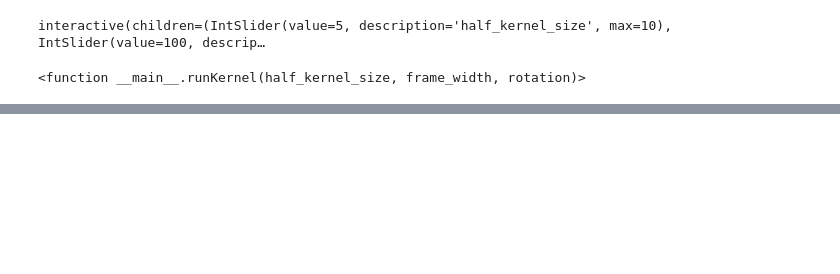
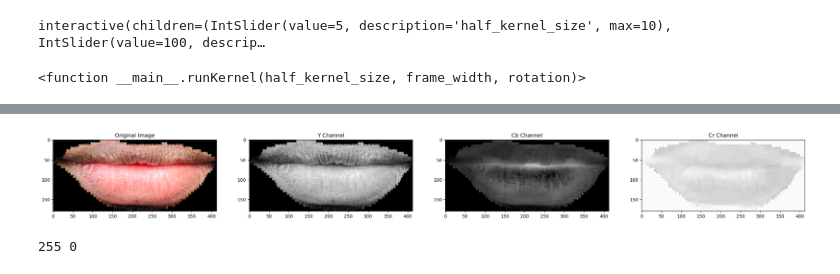
Before and after one commit to toufique-imam/blur-Detection-Haar-Wavelet, a Jupyter notebook: glsl/morph/test.ipynb, the cells around one changed output, grey strips where cells are left out. Saved outputs shown, nothing was run; the diff lists cells and outputs as text; code cells hidden in the pictures; blank space fills up the shorter version.

```diff
--- a/glsl/morph/test.ipynb
+++ b/glsl/morph/test.ipynb
@@ -214,0 +247,33 @@ interactive(children=(IntSlider(value=5, description='half_kernel_size', max=10)
+# %%
+# def show_image_in_ycbcr():
+    # Read the image
+    # image = cv2.imread(image_path, cv2.IMREAD_COLOR)
+    # image = cv2.cvtColor(image, cv2.COLOR_BGR2RGB)
+
+    # Convert the image to YCbCr
+ycbcr_image = cv2.cvtColor(image, cv2.COLOR_RGB2YCrCb)
+
+# Split the channels
+Y, Cb, Cr = cv2.split(ycbcr_image)
+
+# Plot the original and YCbCr channels
+fig, ax = plt.subplots(1, 4, figsize=(30, 10))
+ax[0].imshow(image)
+ax[0].set_title('Original Image')
+ax[1].imshow(Y, cmap='gray')
+ax[1].set_title('Y Channel')
+ax[2].imshow(Cb, cmap='gray')
+ax[2].set_title('Cb Channel')
+ax[3].imshow(Cr, cmap='gray')
+ax[3].set_title('Cr Channel')
+plt.show()
+
+# Take image path input and show the image in YCbCr format
+# image_path = input("Enter the image path: ")
+# show_image_in_ycbcr()
+# %% [output]
+[figure, added]
+# %%
+print(np.max(Y), np.min(Y))
+# %% [output]
+255 0
```
Also changed, not shown: parts of 12 cells of this notebook, 22 other files.
